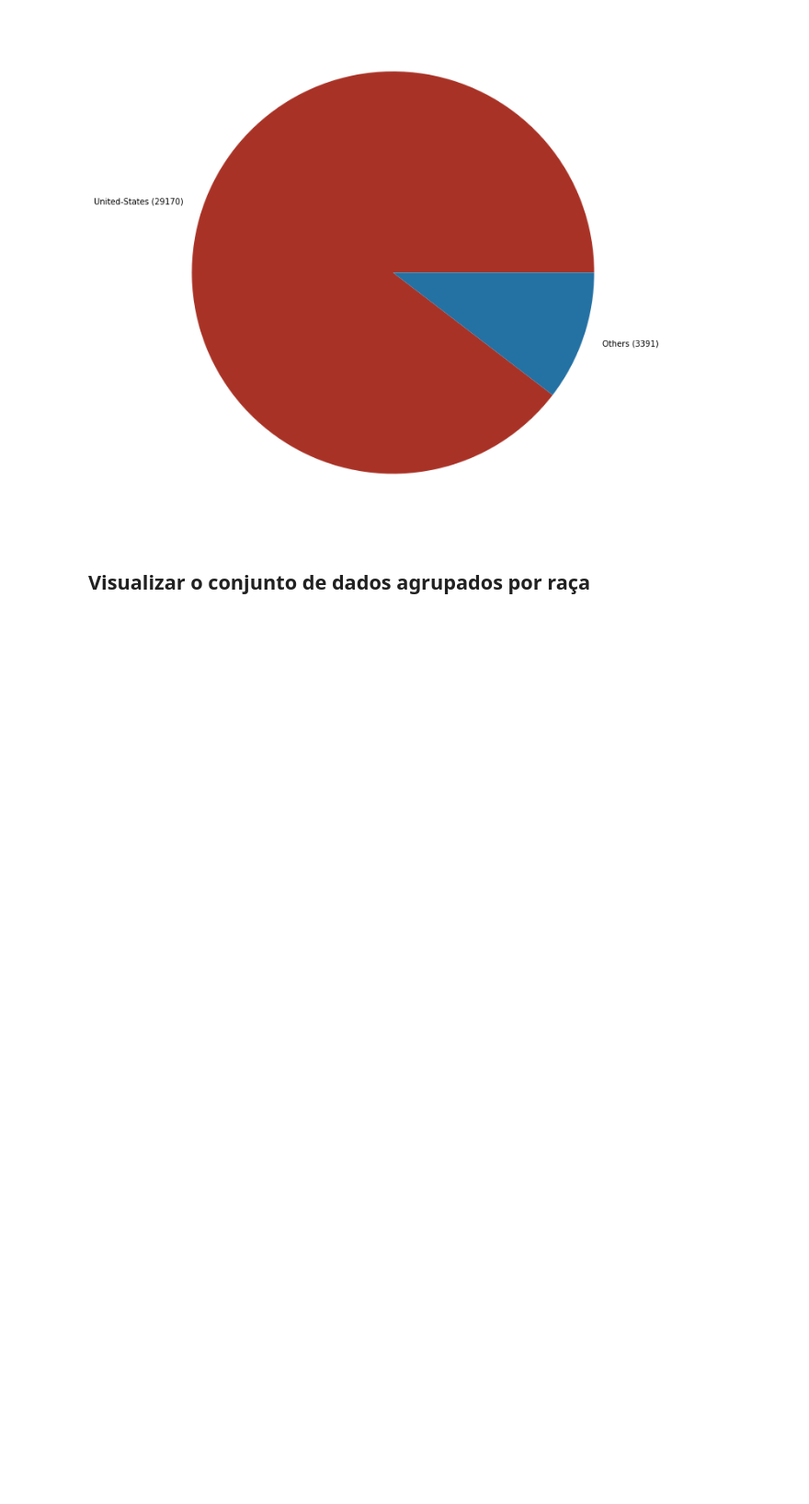
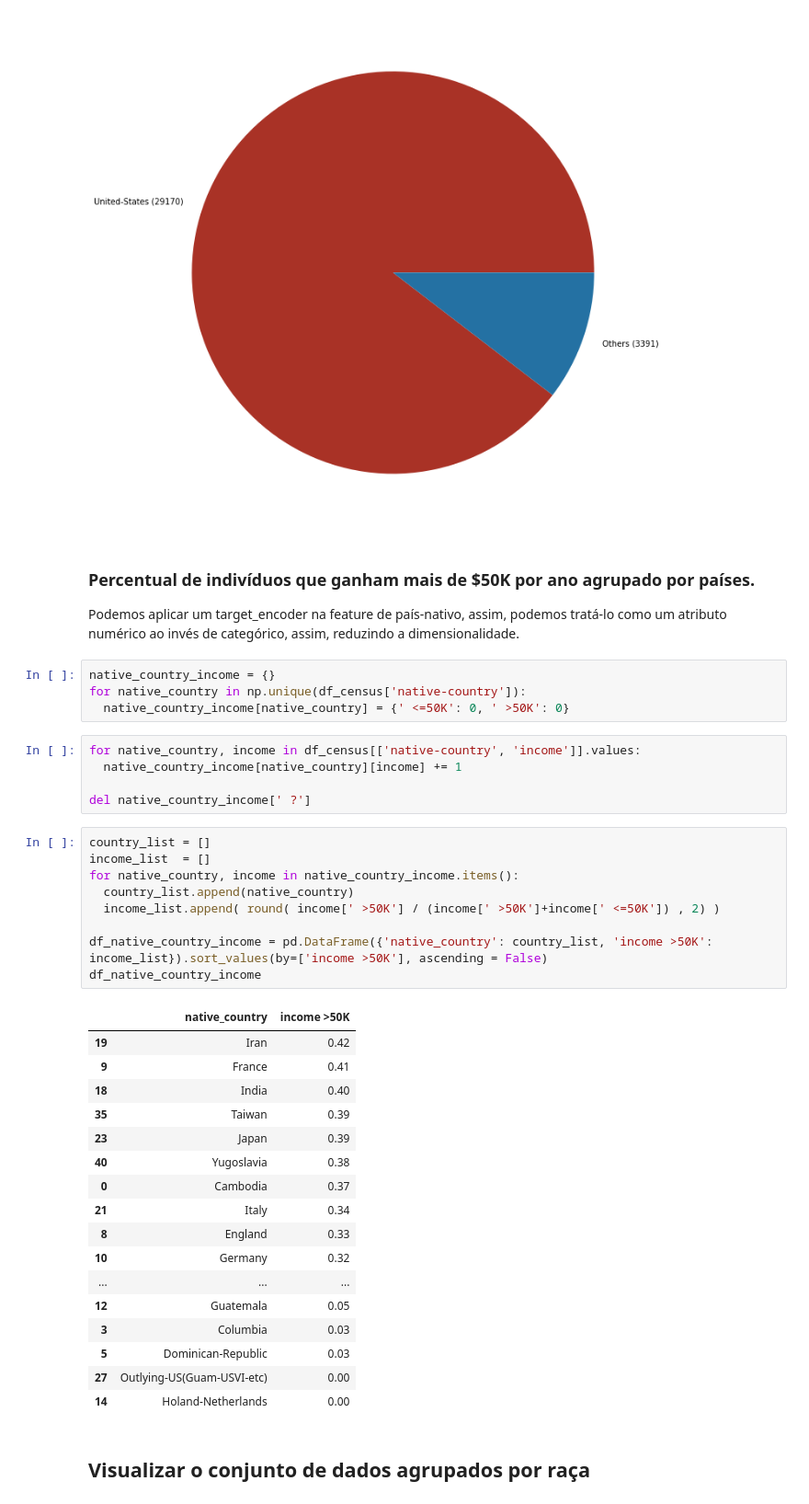
Before and after one commit to Vinicius-Luiz/machine_learning_classificacao_census, a Jupyter notebook: 01_CENSUS_EXPLORACAO_DADOS.ipynb, the cells around one changed output. Shown at 92% size. Saved outputs shown, nothing was run; the diff lists cells and outputs as text; blank space fills up the shorter version.

```diff
--- a/01_CENSUS_EXPLORACAO_DADOS.ipynb
+++ b/01_CENSUS_EXPLORACAO_DADOS.ipynb
@@ -152,6 +192,45 @@ plt.tight_layout()
 plt.show()
 # %% [output]
 [figure]
+# %% [markdown]
+### Percentual de indivíduos que ganham mais de $50K por ano agrupado por países.
+Podemos aplicar um target_encoder na feature de país-nativo, assim, podemos tratá-lo como um atributo numérico ao invés de categórico, assim, reduzindo a dimensionalidade.
+# %%
+native_country_income = {}
+for native_country in np.unique(df_census['native-country']):
+  native_country_income[native_country] = {' <=50K': 0, ' >50K': 0}
+# %%
+for native_country, income in df_census[['native-country', 'income']].values:
+  native_country_income[native_country][income] += 1
+
+del native_country_income[' ?']
+# %%
+country_list = []
+income_list  = []
+for native_country, income in native_country_income.items():
+  country_list.append(native_country)
+  income_list.append( round( income[' >50K'] / (income[' >50K']+income[' <=50K']) , 2) )
+
+df_native_country_income = pd.DataFrame({'native_country': country_list, 'income >50K': income_list}).sort_values(by=['income >50K'], ascending = False)
+df_native_country_income
+# %% [output]
+|  | native_country | income >50K |
+| 19 | Iran | 0.42 |
+| 9 | France | 0.41 |
+| 18 | India | 0.40 |
+| 35 | Taiwan | 0.39 |
+| 23 | Japan | 0.39 |
+| 40 | Yugoslavia | 0.38 |
+| 0 | Cambodia | 0.37 |
+| 21 | Italy | 0.34 |
+| 8 | England | 0.33 |
+| 10 | Germany | 0.32 |
+| ... | ... | ... |
+| 12 | Guatemala | 0.05 |
+| 3 | Columbia | 0.03 |
+| 5 | Dominican-Republic | 0.03 |
+| 27 | Outlying-US(Guam-USVI-etc) | 0.00 |
+| 14 | Holand-Netherlands | 0.00 |
 # %% [markdown]
 ## Visualizar o conjunto de dados agrupados por raça
 # %%
```
Also changed, not shown: parts of 12 cells of this notebook, 3 other files.
